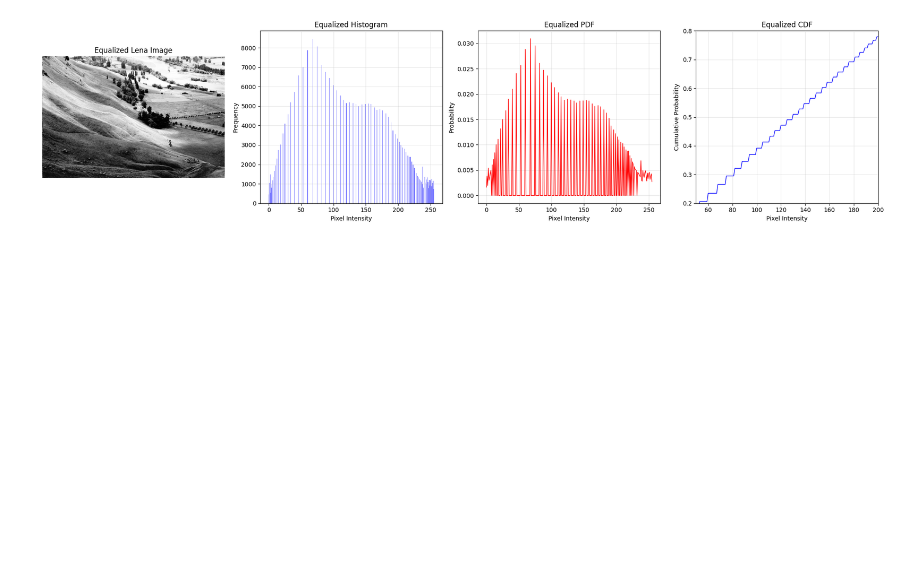
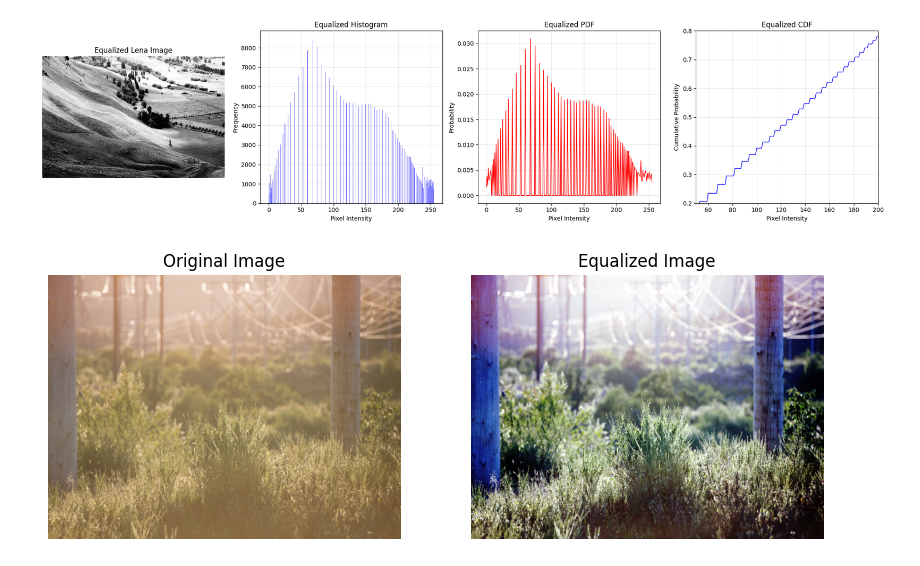
Before and after one commit to Efty34/Image_Processing, a Jupyter notebook: practices/histogram_equalization.ipynb, the cells around one changed output. Cells and saved outputs as stored; diff of their text form; code cells hidden in the pictures; blank space fills up the shorter version.

```diff
--- a/practices/histogram_equalization.ipynb
+++ b/practices/histogram_equalization.ipynb
@@ -129,0 +168,2 @@ plt.show()
+# %%
+hist_b, prob_b, cum_sum_array_b, trans_fn_b, equalized_b, equalized_hist_b = histogram_equalization(b)
@@ -129,0 +174,2 @@ plt.show()
+# %%
+hist_g, prob_g, cum_sum_array_g, trans_fn_g, equalized_g, equalized_hist_g = histogram_equalization(g)
@@ -129,0 +180,2 @@ plt.show()
+# %%
+hist_r, prob_r, cum_sum_array_r, trans_fn_r, equalized_r, equalized_hist_r = histogram_equalization(r)
@@ -129,0 +186,2 @@ plt.show()
+# %%
+final=cv2.merge((equalized_b, equalized_g, equalized_r))
@@ -129,0 +196,16 @@ plt.show()
+# %%
+plt.figure(figsize=(10,5))
+
+plt.subplot(1,2,1)
+plt.title("Original Image")
+plt.imshow(cv2.cvtColor(resized_landscape, cv2.COLOR_BGR2RGB))
+plt.axis("off")
+
+plt.subplot(1,2,2)
+plt.title("Equalized Image")
+plt.imshow(cv2.cvtColor(final, cv2.COLOR_BGR2RGB))
+plt.axis("off")
+
+plt.show()
+# %% [output]
+[figure, added]
```
Also changed, not shown: parts of 9 cells of this notebook, 2 other files.
